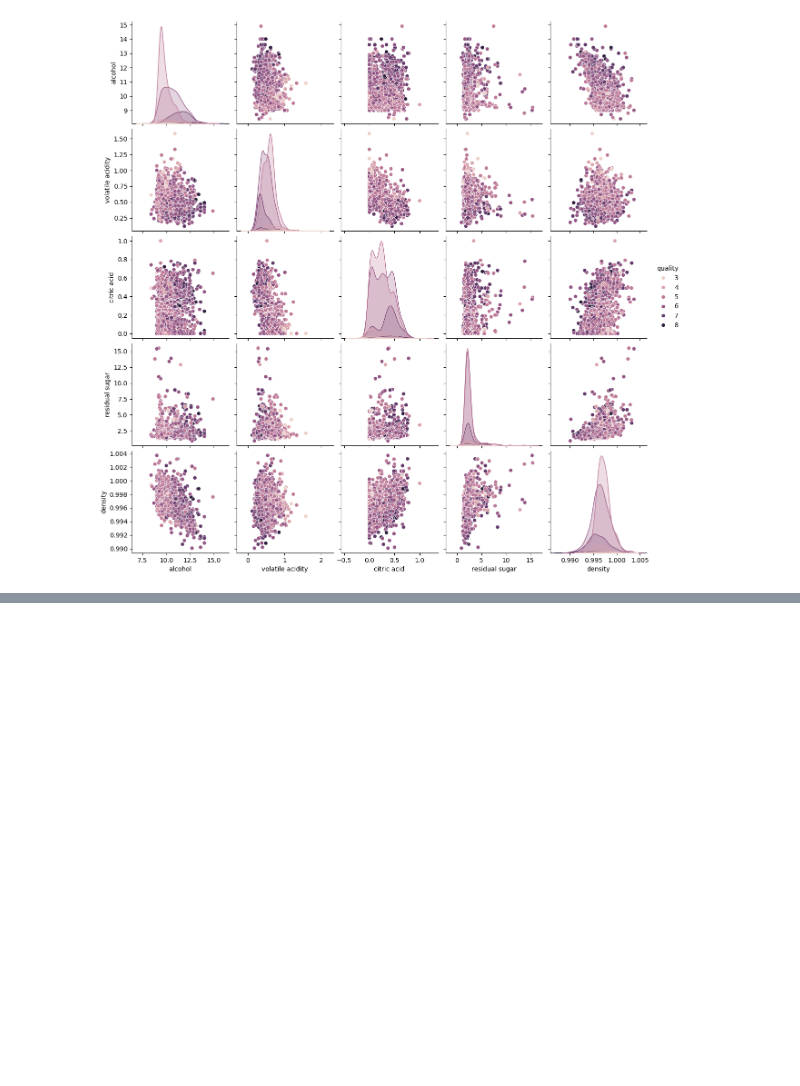
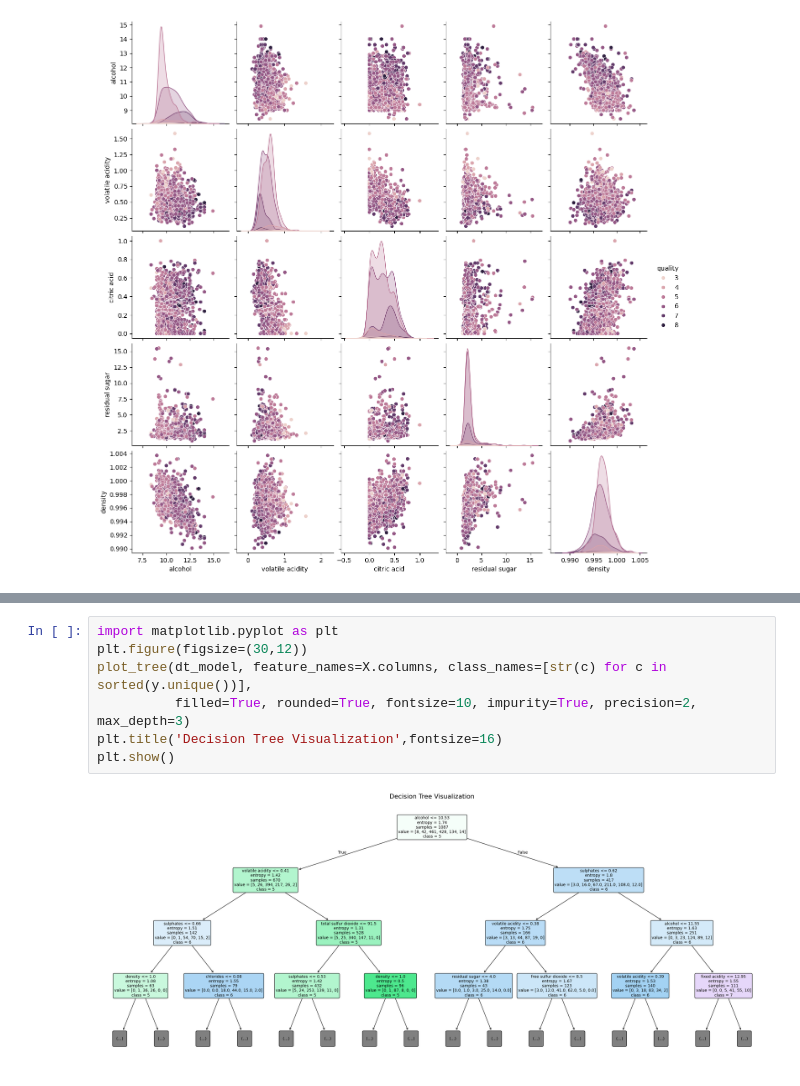
Before and after one commit to lokikun-glitch/Machine-Learning-Projects, a Jupyter notebook: PRAC4.ipynb, the cells around one changed output, grey strips where cells are left out. Drawn from its saved outputs; the diff is of its cells as text; blank space fills up the shorter version.

```diff
--- a/PRAC4.ipynb
+++ b/PRAC4.ipynb
@@ -236,0 +391,9 @@ plt.show()
+# %%
+import matplotlib.pyplot as plt
+plt.figure(figsize=(30,12))
+plot_tree(dt_model, feature_names=X.columns, class_names=[str(c) for c in sorted(y.unique())],
+          filled=True, rounded=True, fontsize=10, impurity=True, precision=2, max_depth=3)
+plt.title('Decision Tree Visualization',fontsize=16)
+plt.show()
+# %% [output]
+[figure, added]
```
Also changed, not shown: parts of 27 cells of this notebook.
